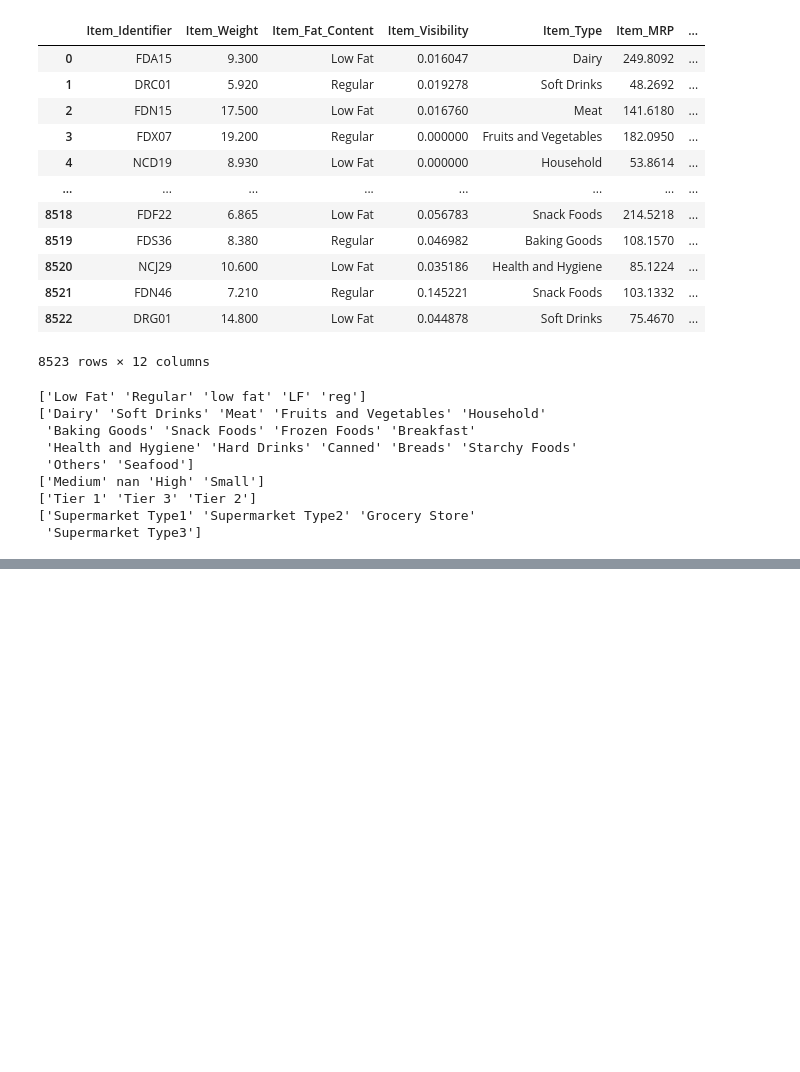
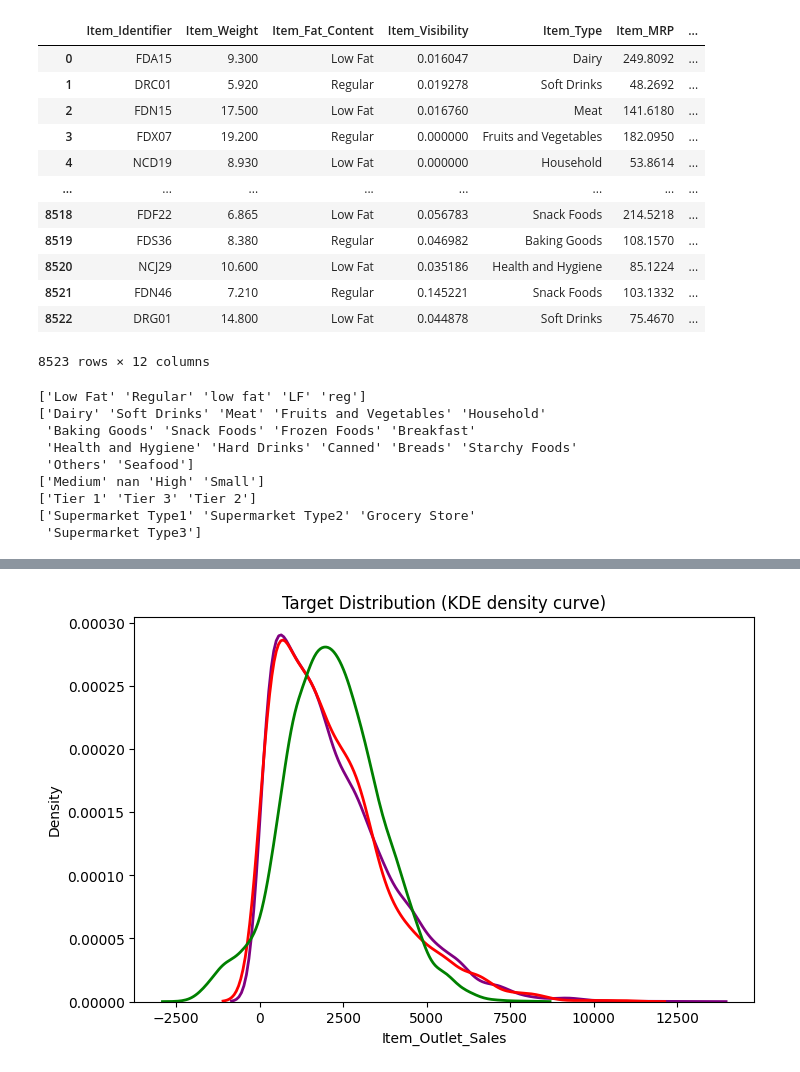
Before and after one commit to Aastha0523/ml, a Jupyter notebook: Sales Prediction for Big Mart Outlets/LR.ipynb, the cells around one changed output, grey strips where cells are left out. Saved outputs shown, nothing was run; the diff lists cells and outputs as text; code cells hidden in the pictures; blank space fills up the shorter version.

```diff
--- a/Sales Prediction for Big Mart Outlets/LR.ipynb
+++ b/Sales Prediction for Big Mart Outlets/LR.ipynb
@@ -117,0 +151,13 @@ print(rmse)
+# %%
+import seaborn as sns
+
+plt.figure(figsize=(8,5))
+sns.kdeplot(Y_train, color="purple", lw=2, fill=False)
+sns.kdeplot(Y_test, color="red", lw=2, fill=False)
+sns.kdeplot(predict, color="green", lw=2, fill=False)
+plt.title("Target Distribution (KDE density curve)")
+plt.xlabel("Item_Outlet_Sales")
+plt.ylabel("Density")
+plt.show()
+# %% [output]
+[figure, added]
```
Also changed, not shown: parts of 12 cells of this notebook.
